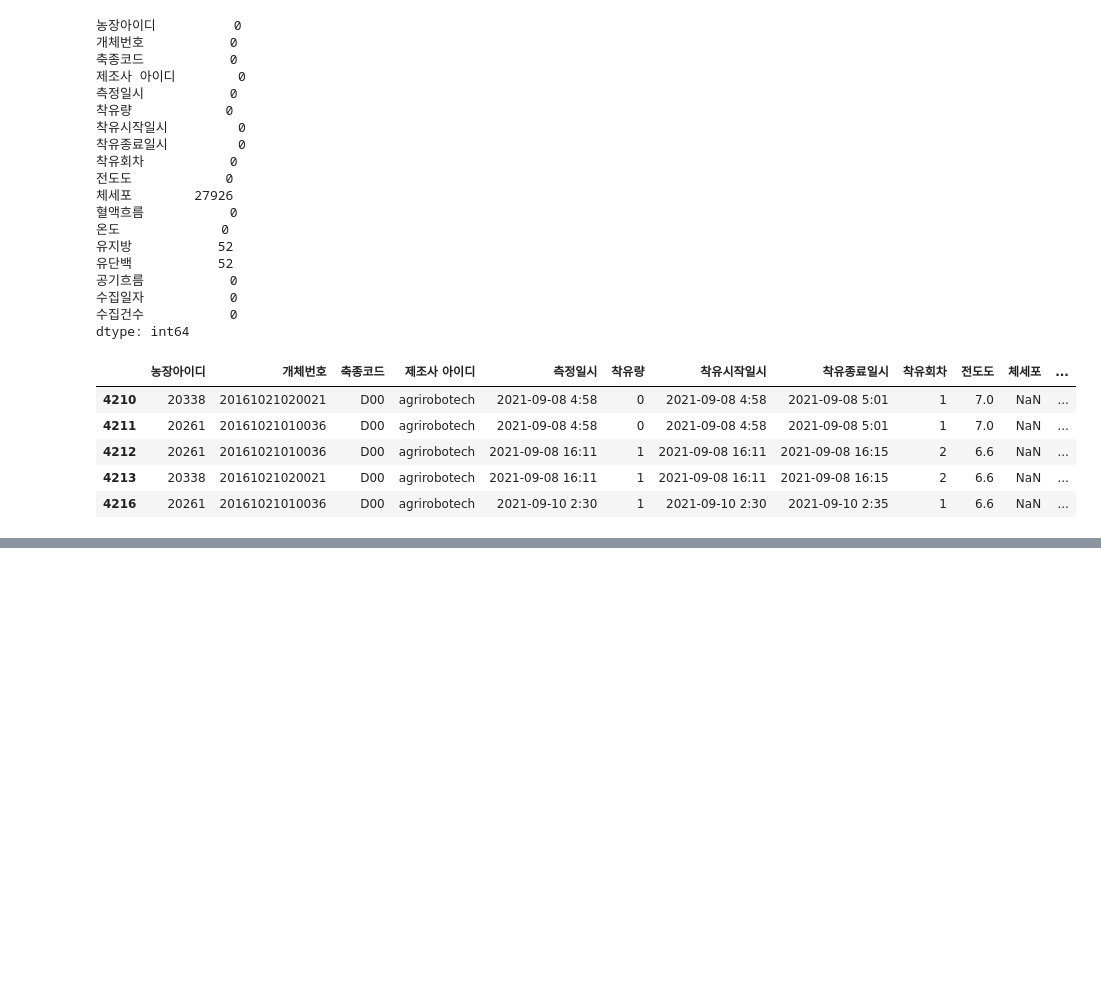
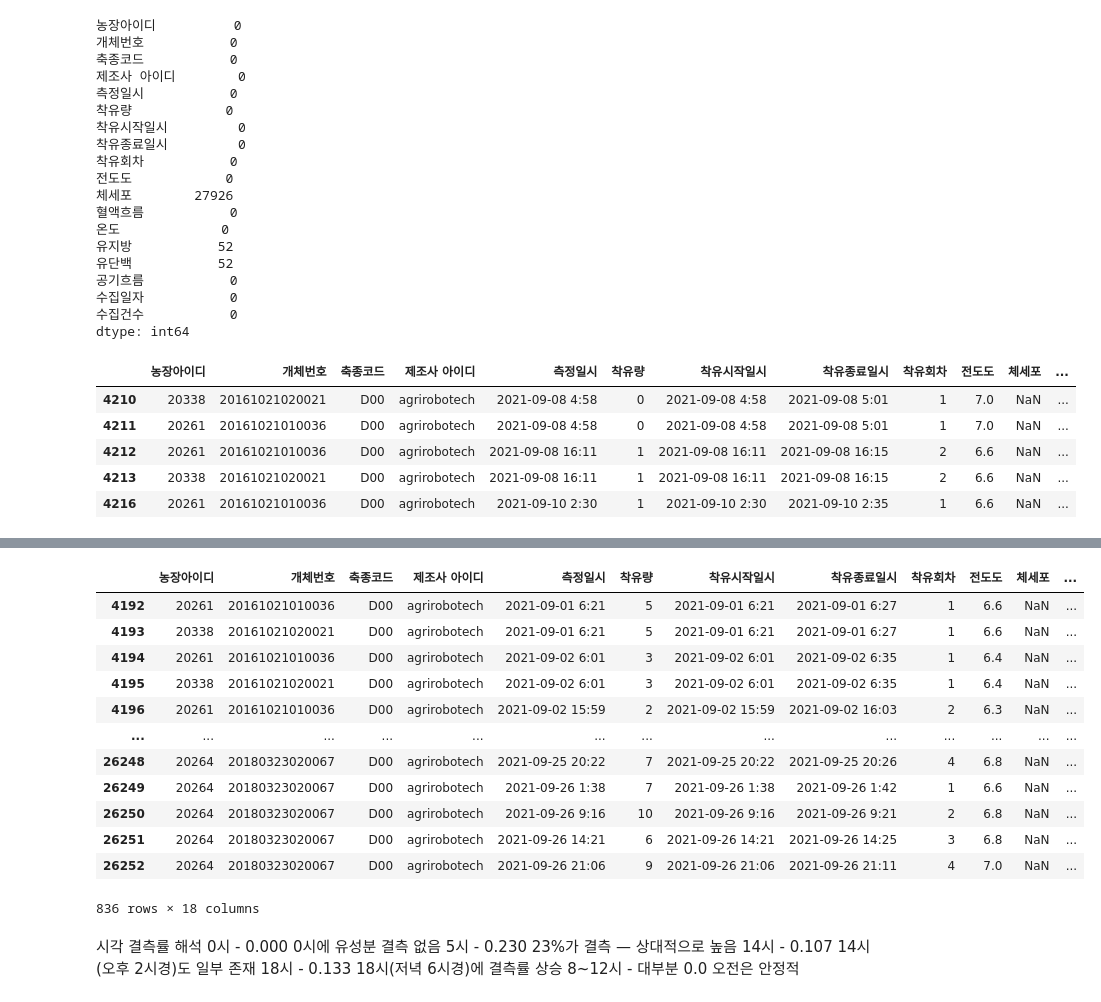
Before and after one commit to jiwon512/practical_project, a Jupyter notebook: jungjae/pr1.ipynb, the cells around one changed output, grey strips where cells are left out. Drawn from its saved outputs; the diff is of its cells as text; code cells hidden in the pictures; blank space fills up the shorter version.

```diff
--- a/jungjae/pr1.ipynb
+++ b/jungjae/pr1.ipynb
@@ -89,0 +87,21 @@ array([20338, 20261, 20279, 20332, 21133, 20264])
+# %%
+# 1. 위 목록의 개체번호들만 추출
+target_ids = missing_object['개체번호'].unique()
+# 2. 전체 데이터에서 해당 개체번호들만 필터링
+target_all_data = df[df['개체번호'].isin(target_ids)]
+
+target_all_data
+# %% [output]
+|  | 농장아이디 | 개체번호 | 축종코드 | 제조사 아이디 | 측정일시 | 착유량 | 착유시작일시 | 착유종료일시 | 착유회차 | 전도도 | 체세포 | ... |
+| 4192 | 20261 | 20161021010036 | D00 | agrirobotech | 2021-09-01 6:21 | 5 | 2021-09-01 6:21 | 2021-09-01 6:27 | 1 | 6.6 | NaN | ... |
+| 4193 | 20338 | 20161021020021 | D00 | agrirobotech | 2021-09-01 6:21 | 5 | 2021-09-01 6:21 | 2021-09-01 6:27 | 1 | 6.6 | NaN | ... |
+| 4194 | 20261 | 20161021010036 | D00 | agrirobotech | 2021-09-02 6:01 | 3 | 2021-09-02 6:01 | 2021-09-02 6:35 | 1 | 6.4 | NaN | ... |
+| 4195 | 20338 | 20161021020021 | D00 | agrirobotech | 2021-09-02 6:01 | 3 | 2021-09-02 6:01 | 2021-09-02 6:35 | 1 | 6.4 | NaN | ... |
+| 4196 | 20261 | 20161021010036 | D00 | agrirobotech | 2021-09-02 15:59 | 2 | 2021-09-02 15:59 | 2021-09-02 16:03 | 2 | 6.3 | NaN | ... |
+| ... | ... | ... | ... | ... | ... | ... | ... | ... | ... | ... | ... | ... |
+| 26248 | 20264 | 20180323020067 | D00 | agrirobotech | 2021-09-25 20:22 | 7 | 2021-09-25 20:22 | 2021-09-25 20:26 | 4 | 6.8 | NaN | ... |
+| 26249 | 20264 | 20180323020067 | D00 | agrirobotech | 2021-09-26 1:38 | 7 | 2021-09-26 1:38 | 2021-09-26 1:42 | 1 | 6.6 | NaN | ... |
+| 26250 | 20264 | 20180323020067 | D00 | agrirobotech | 2021-09-26 9:16 | 10 | 2021-09-26 9:16 | 2021-09-26 9:21 | 2 | 6.8 | NaN | ... |
+| 26251 | 20264 | 20180323020067 | D00 | agrirobotech | 2021-09-26 14:21 | 6 | 2021-09-26 14:21 | 2021-09-26 14:25 | 3 | 6.8 | NaN | ... |
+| 26252 | 20264 | 20180323020067 | D00 | agrirobotech | 2021-09-26 21:06 | 9 | 2021-09-26 21:06 | 2021-09-26 21:11 | 4 | 7.0 | NaN | ... |
+836 rows × 18 columns
@@ -89,0 +121,7 @@ array([20338, 20261, 20279, 20332, 21133, 20264])
+# %% [markdown]
+시각	결측률	해석
+0시 -	0.000	0시에 유성분 결측 없음
+5시	- 0.230	23%가 결측 — 상대적으로 높음
+14시	- 0.107	14시(오후 2시경)도 일부 존재
+18시	- 0.133	18시(저녁 6시경)에 결측률 상승
+8~12시	- 대부분 0.0	오전은 안정적
```
Also changed, not shown: parts of 5 cells of this notebook.
